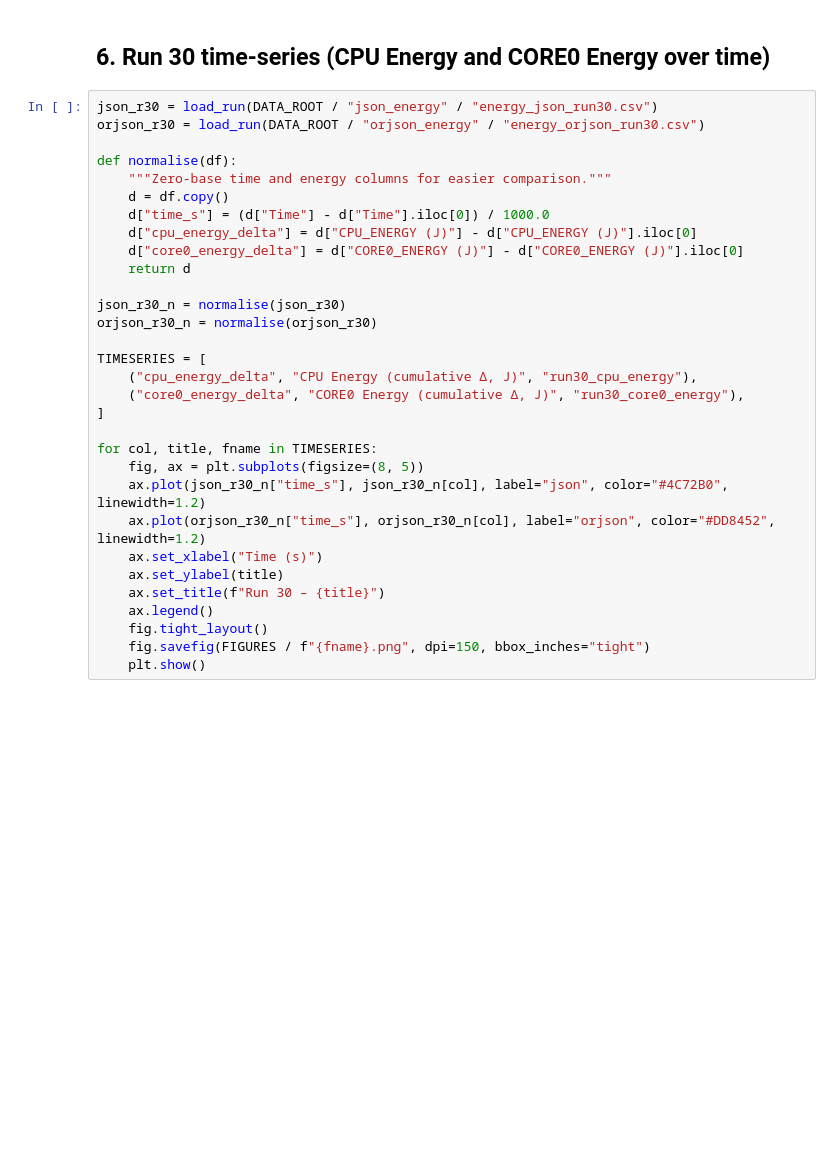
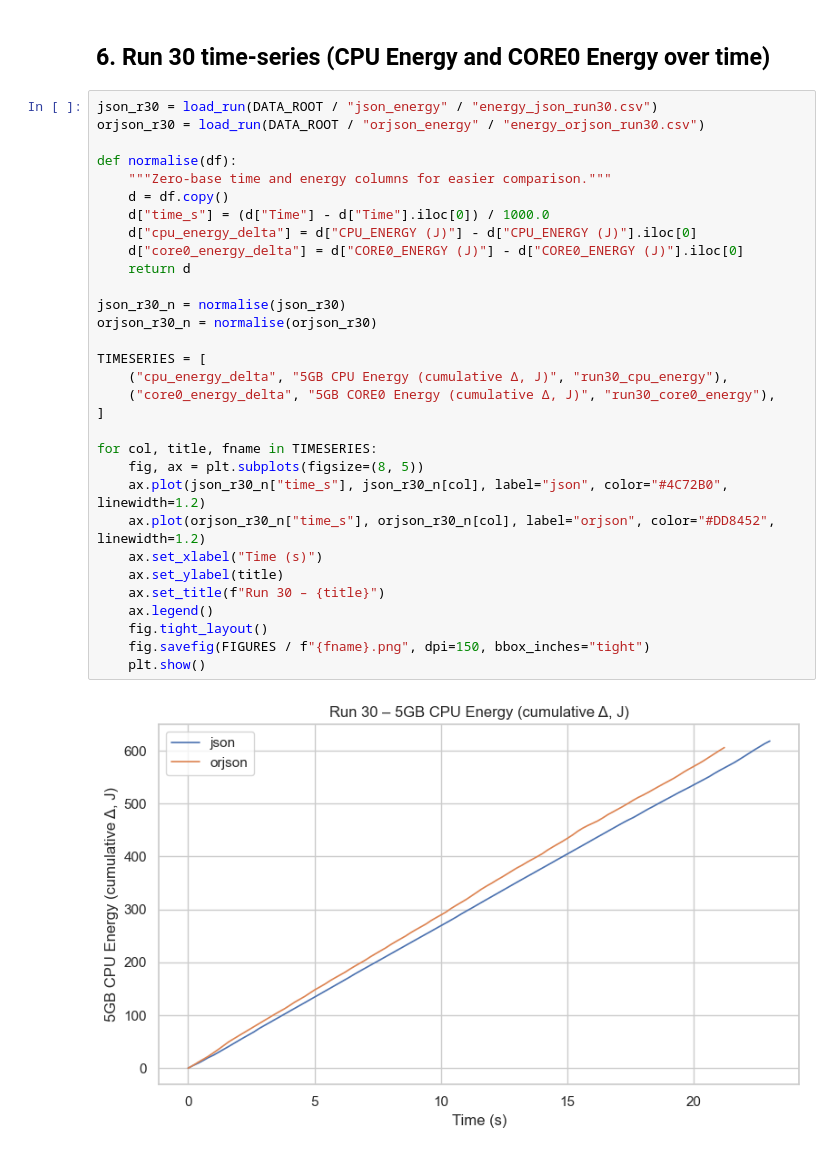
Before and after one commit to luiscruz/course_sustainableSE, a Jupyter notebook: 2026/p1_measuring_software/analysis/energy_json_vs_orjson.ipynb, the cells around one changed output. Drawn from its saved outputs; the diff is of its cells as text; blank space fills up the shorter version.

```diff
--- a/2026/p1_measuring_software/analysis/energy_json_vs_orjson.ipynb
+++ b/2026/p1_measuring_software/analysis/energy_json_vs_orjson.ipynb
@@ -164,31 +205,33 @@ plt.show()
 # %%
 json_r30 = load_run(DATA_ROOT / "json_energy" / "energy_json_run30.csv")
 orjson_r30 = load_run(DATA_ROOT / "orjson_energy" / "energy_orjson_run30.csv")
 
 def normalise(df):
     """Zero-base time and energy columns for easier comparison."""
     d = df.copy()
     d["time_s"] = (d["Time"] - d["Time"].iloc[0]) / 1000.0
     d["cpu_energy_delta"] = d["CPU_ENERGY (J)"] - d["CPU_ENERGY (J)"].iloc[0]
     d["core0_energy_delta"] = d["CORE0_ENERGY (J)"] - d["CORE0_ENERGY (J)"].iloc[0]
     return d
 
 json_r30_n = normalise(json_r30)
 orjson_r30_n = normalise(orjson_r30)
 
 TIMESERIES = [
-    ("cpu_energy_delta", "CPU Energy (cumulative Δ, J)", "run30_cpu_energy"),
-    ("core0_energy_delta", "CORE0 Energy (cumulative Δ, J)", "run30_core0_energy"),
+    ("cpu_energy_delta", "5GB CPU Energy (cumulative Δ, J)", "run30_cpu_energy"),
+    ("core0_energy_delta", "5GB CORE0 Energy (cumulative Δ, J)", "run30_core0_energy"),
 ]
 
 for col, title, fname in TIMESERIES:
     fig, ax = plt.subplots(figsize=(8, 5))
     ax.plot(json_r30_n["time_s"], json_r30_n[col], label="json", color="#4C72B0", linewidth=1.2)
     ax.plot(orjson_r30_n["time_s"], orjson_r30_n[col], label="orjson", color="#DD8452", linewidth=1.2)
     ax.set_xlabel("Time (s)")
     ax.set_ylabel(title)
     ax.set_title(f"Run 30 – {title}")
     ax.legend()
     fig.tight_layout()
     fig.savefig(FIGURES / f"{fname}.png", dpi=150, bbox_inches="tight")
     plt.show()
+# %% [output]
+[figure, added]
```
Also changed, not shown: parts of 20 cells of this notebook, 15 other files.
